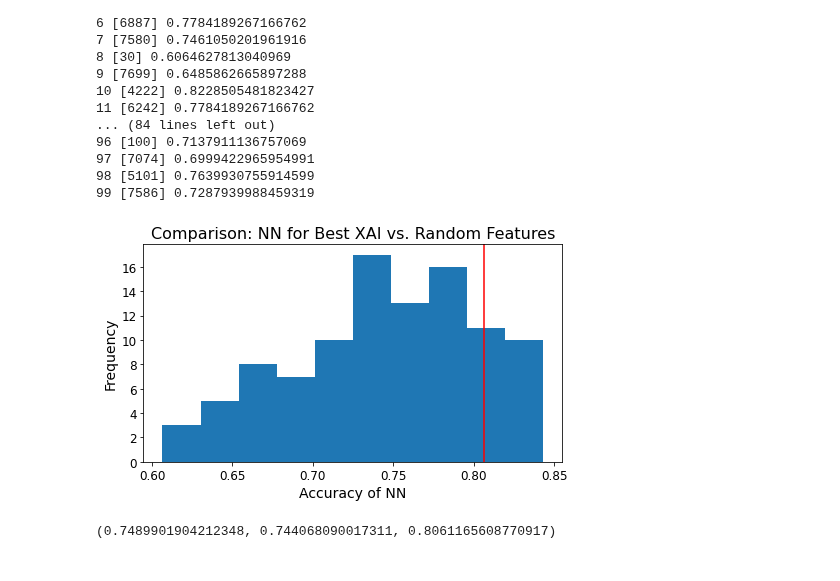
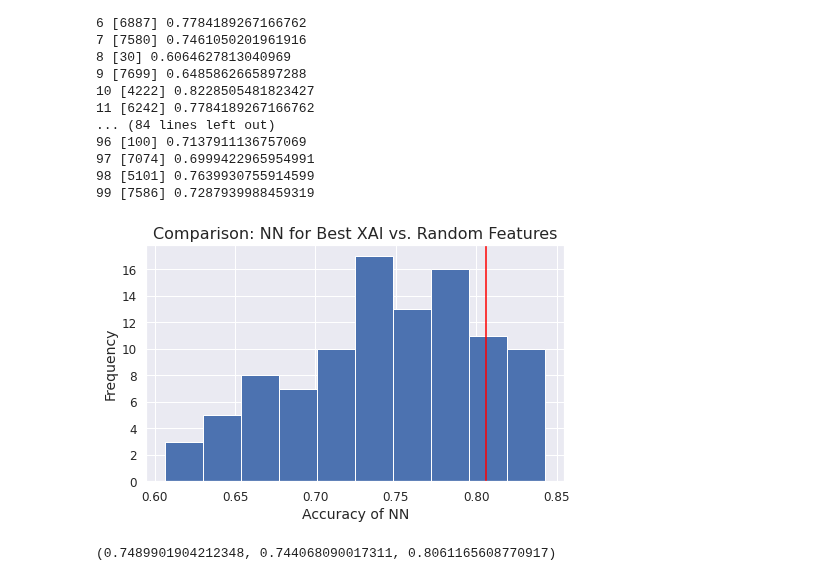
Before and after one commit to TobiasW1891/Finance, a Jupyter notebook: Predict with best XAI Feature.ipynb, the cells around one changed output. Drawn from its saved outputs; the diff is of its cells as text; code cells hidden in the pictures.

Commit message:
Prettier plot
thanks to seaborn

```diff
--- a/Predict with best XAI Feature.ipynb
+++ b/Predict with best XAI Feature.ipynb
@@ -13,6 +13,8 @@ from tensorflow.keras import layers
 from tensorflow.keras.layers import LeakyReLU
 from sklearn.preprocessing import LabelEncoder
 from keras.utils import np_utils
+import seaborn as sns
+sns.set()
 # %%
 XAI = np.load("XAI_Finance.npy")
 Names = np.load("Names.npy")
@@ -211,20 +213,20 @@ for i in range(Runs):
 99 [7586] 0.7287939988459319
 # %%
 fig = plt.gcf()
-fig.set_size_inches(7.5,4)
+fig.set_size_inches(7.5,4.35)
 plt.hist(NN_comparison)
 plt.axvline(Accuracy_BestXAI,
             c="red")
 plt.xlabel("Accuracy of NN",fontsize=14)
 plt.ylabel("Frequency",fontsize=14)
 plt.title("Comparison: NN for Best XAI vs. Random Features",
           fontsize = 16)
-plt.savefig("Comparison_RandomFeatures_vs_XAImode_100NN",dpi=600)
 plt.xticks(fontsize=12)
 plt.yticks(fontsize=12)
+plt.savefig("Comparison_RandomFeatures_vs_XAImode_100NN",dpi=600)
 plt.show()
 # %% [output]
-[figure, old version]
+[figure, new version]
 # %%
 np.median(NN_comparison),np.mean(NN_comparison), Accuracy_BestXAI
 # %% [output]
```
Also changed, not shown: parts of 2 cells of this notebook, 1 other file.
